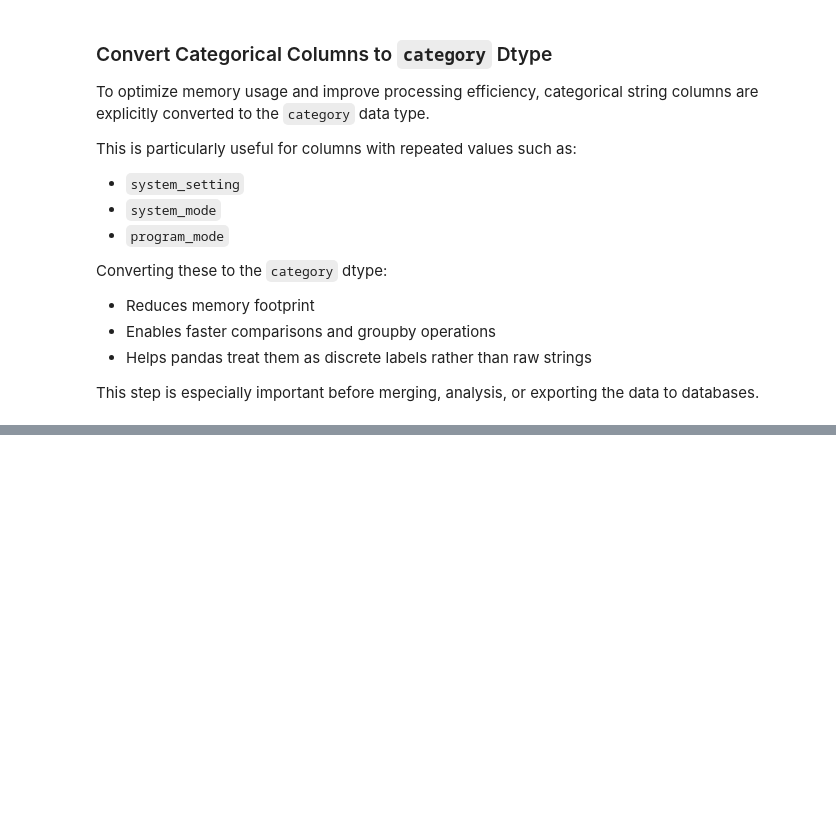
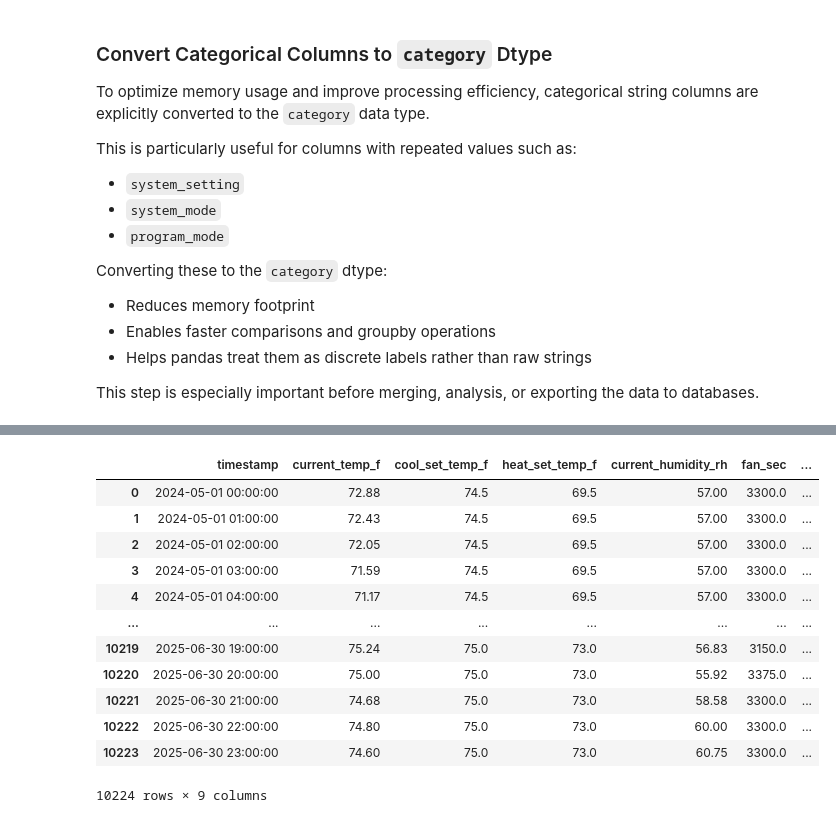
Before and after one commit to sarayum/thermostat_energy_analysis, a Jupyter notebook: notebooks/clean_thermostat_data_final.ipynb, the cells around one changed output, grey strips where cells are left out. Cells and saved outputs as stored; diff of their text form; code cells hidden in the pictures; blank space fills up the shorter version.

```diff
--- a/notebooks/clean_thermostat_data_final.ipynb
+++ b/notebooks/clean_thermostat_data_final.ipynb
@@ -571,0 +731,8 @@ for col in thermostat_categorical_cols:
+# %%
+# To ensure timestamp is datetime , sort chronologically and set timestamp index
+
+thermostat_df_cleaned['timestamp'] = pd.to_datetime(thermostat_df_cleaned['timestamp'], errors='coerce')
+
+thermostat_df_cleaned.sort_values('timestamp', inplace=True)
+
+thermostat_df_cleaned.set_index('timestamp', inplace=True)
@@ -571,0 +765,14 @@ for col in thermostat_categorical_cols:
+# %%
+# 2. Custom Aggregation
+# type: ignore
+
+thermostat_df_hourly_custom = thermostat_df_cleaned.resample('h').agg({
+    'current_temp_f': 'mean',
+    'cool_set_temp_f': 'mean',
+    'heat_set_temp_f': 'mean',
+    'current_humidity_rh': 'mean',
+    'fan_sec': 'sum',
+    'system_mode': lambda x: x.mode()[0] if not x.mode().empty else None,
+    'program_mode': lambda x: x.mode()[0] if not x.mode().empty else None,
+    'fan_runtime_category': lambda x: x.mode()[0] if not x.mode().empty else None
+}).reset_index()
@@ -571,0 +781,4 @@ for col in thermostat_categorical_cols:
+# %%
+# Round only numeric columns after aggregation
+numeric_cols_cust = ['current_temp_f', 'cool_set_temp_f', 'heat_set_temp_f', 'current_humidity_rh']
+thermostat_df_hourly_custom[numeric_cols_cust] = thermostat_df_hourly_custom[numeric_cols_cust].round(2)
@@ -571,0 +810,18 @@ for col in thermostat_categorical_cols:
+# %%
+thermostat_df_hourly_custom['fan_runtime_category'] = thermostat_df_hourly_custom['fan_sec'].apply(categorize_fan_runtime)
+# %%
+thermostat_df_hourly_custom
+# %% [output]
+|  | timestamp | current_temp_f | cool_set_temp_f | heat_set_temp_f | current_humidity_rh | fan_sec | ... |
+| 0 | 2024-05-01 00:00:00 | 72.88 | 74.5 | 69.5 | 57.00 | 3300.0 | ... |
+| 1 | 2024-05-01 01:00:00 | 72.43 | 74.5 | 69.5 | 57.00 | 3300.0 | ... |
+| 2 | 2024-05-01 02:00:00 | 72.05 | 74.5 | 69.5 | 57.00 | 3300.0 | ... |
+| 3 | 2024-05-01 03:00:00 | 71.59 | 74.5 | 69.5 | 57.00 | 3300.0 | ... |
+| 4 | 2024-05-01 04:00:00 | 71.17 | 74.5 | 69.5 | 57.00 | 3300.0 | ... |
+| ... | ... | ... | ... | ... | ... | ... | ... |
+| 10219 | 2025-06-30 19:00:00 | 75.24 | 75.0 | 73.0 | 56.83 | 3150.0 | ... |
+| 10220 | 2025-06-30 20:00:00 | 75.00 | 75.0 | 73.0 | 55.92 | 3375.0 | ... |
+| 10221 | 2025-06-30 21:00:00 | 74.68 | 75.0 | 73.0 | 58.58 | 3300.0 | ... |
+| 10222 | 2025-06-30 22:00:00 | 74.80 | 75.0 | 73.0 | 60.00 | 3300.0 | ... |
+| 10223 | 2025-06-30 23:00:00 | 74.60 | 75.0 | 73.0 | 60.75 | 3300.0 | ... |
+10224 rows × 9 columns
```
Also changed, not shown: parts of 28 cells of this notebook.
